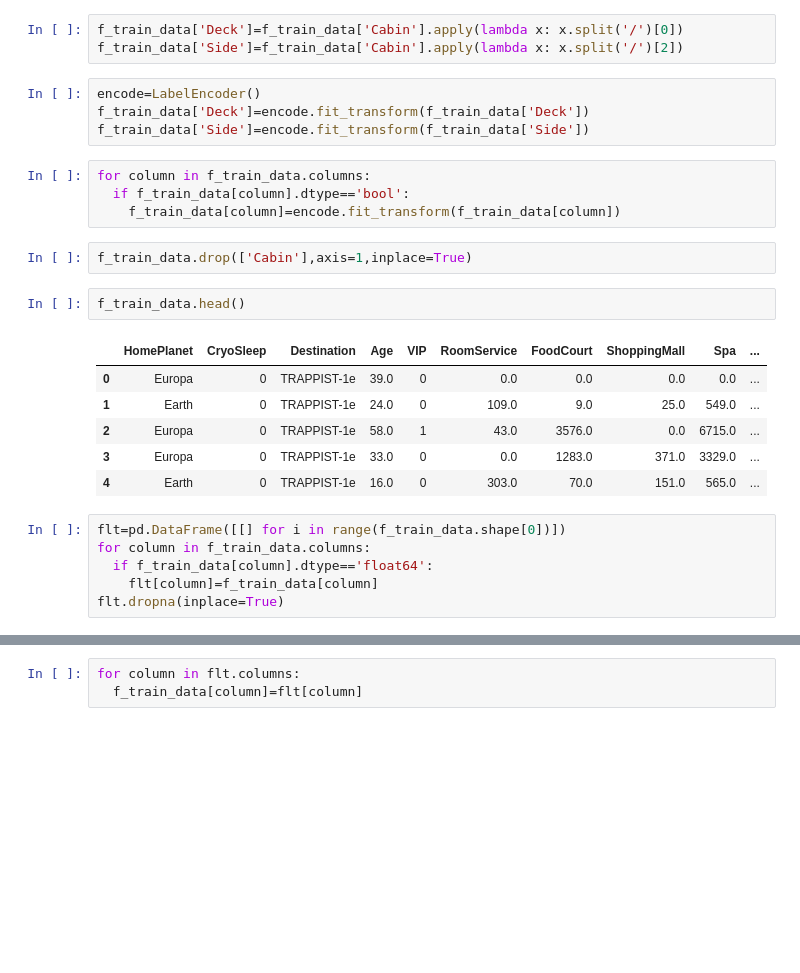
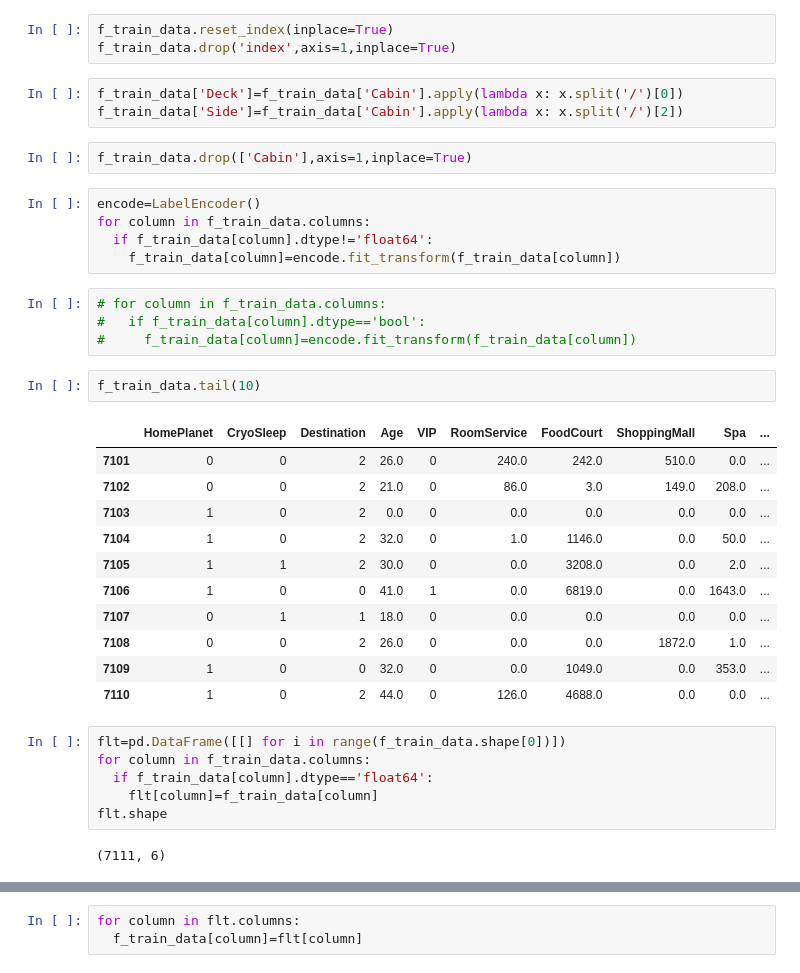
Before and after one commit to AarkeTripathi/spaceship-titanic, a Jupyter notebook: space.ipynb, the cells around one changed output, grey strips where cells are left out. Drawn from its saved outputs; the diff is of its cells as text; blank space fills up the shorter version.

```diff
--- a/space.ipynb
+++ b/space.ipynb
@@ -60,34 +53,45 @@ f_train_data=f_train_data.dropna()
 f_train_data.shape
 # %% [output]
 (7111, 12)
+# %%
+f_train_data.reset_index(inplace=True)
+f_train_data.drop('index',axis=1,inplace=True)
 # %%
 f_train_data['Deck']=f_train_data['Cabin'].apply(lambda x: x.split('/')[0])
 f_train_data['Side']=f_train_data['Cabin'].apply(lambda x: x.split('/')[2])
-# %%
-encode=LabelEncoder()
-f_train_data['Deck']=encode.fit_transform(f_train_data['Deck'])
-f_train_data['Side']=encode.fit_transform(f_train_data['Side'])
-# %%
-for column in f_train_data.columns:
-  if f_train_data[column].dtype=='bool':
-    f_train_data[column]=encode.fit_transform(f_train_data[column])
 # %%
 f_train_data.drop(['Cabin'],axis=1,inplace=True)
-# %%
-f_train_data.head()
-# %% [output]
-|  | HomePlanet | CryoSleep | Destination | Age | VIP | RoomService | FoodCourt | ShoppingMall | Spa | ... |
-| 0 | Europa | 0 | TRAPPIST-1e | 39.0 | 0 | 0.0 | 0.0 | 0.0 | 0.0 | ... |
-| 1 | Earth | 0 | TRAPPIST-1e | 24.0 | 0 | 109.0 | 9.0 | 25.0 | 549.0 | ... |
-| 2 | Europa | 0 | TRAPPIST-1e | 58.0 | 1 | 43.0 | 3576.0 | 0.0 | 6715.0 | ... |
-| 3 | Europa | 0 | TRAPPIST-1e | 33.0 | 0 | 0.0 | 1283.0 | 371.0 | 3329.0 | ... |
-| 4 | Earth | 0 | TRAPPIST-1e | 16.0 | 0 | 303.0 | 70.0 | 151.0 | 565.0 | ... |
+# %%
+encode=LabelEncoder()
+for column in f_train_data.columns:
+  if f_train_data[column].dtype!='float64':
+    f_train_data[column]=encode.fit_transform(f_train_data[column])
+# %%
+# for column in f_train_data.columns:
+#   if f_train_data[column].dtype=='bool':
+#     f_train_data[column]=encode.fit_transform(f_train_data[column])
+# %%
+f_train_data.tail(10)
+# %% [output]
+|  | HomePlanet | CryoSleep | Destination | Age | VIP | RoomService | FoodCourt | ShoppingMall | Spa | ... |
+| 7101 | 0 | 0 | 2 | 26.0 | 0 | 240.0 | 242.0 | 510.0 | 0.0 | ... |
+| 7102 | 0 | 0 | 2 | 21.0 | 0 | 86.0 | 3.0 | 149.0 | 208.0 | ... |
+| 7103 | 1 | 0 | 2 | 0.0 | 0 | 0.0 | 0.0 | 0.0 | 0.0 | ... |
+| 7104 | 1 | 0 | 2 | 32.0 | 0 | 1.0 | 1146.0 | 0.0 | 50.0 | ... |
+| 7105 | 1 | 1 | 2 | 30.0 | 0 | 0.0 | 3208.0 | 0.0 | 2.0 | ... |
+| 7106 | 1 | 0 | 0 | 41.0 | 1 | 0.0 | 6819.0 | 0.0 | 1643.0 | ... |
+| 7107 | 0 | 1 | 1 | 18.0 | 0 | 0.0 | 0.0 | 0.0 | 0.0 | ... |
+| 7108 | 0 | 0 | 2 | 26.0 | 0 | 0.0 | 0.0 | 1872.0 | 1.0 | ... |
+| 7109 | 1 | 0 | 0 | 32.0 | 0 | 0.0 | 1049.0 | 0.0 | 353.0 | ... |
+| 7110 | 1 | 0 | 2 | 44.0 | 0 | 126.0 | 4688.0 | 0.0 | 0.0 | ... |
 # %%
 flt=pd.DataFrame([[] for i in range(f_train_data.shape[0])])
 for column in f_train_data.columns:
   if f_train_data[column].dtype=='float64':
     flt[column]=f_train_data[column]
-flt.dropna(inplace=True)
+flt.shape
+# %% [output]
+(7111, 6)
 # %%
 columns=flt.columns
 scaler=StandardScaler()
```
Also changed, not shown: parts of 18 cells of this notebook.
